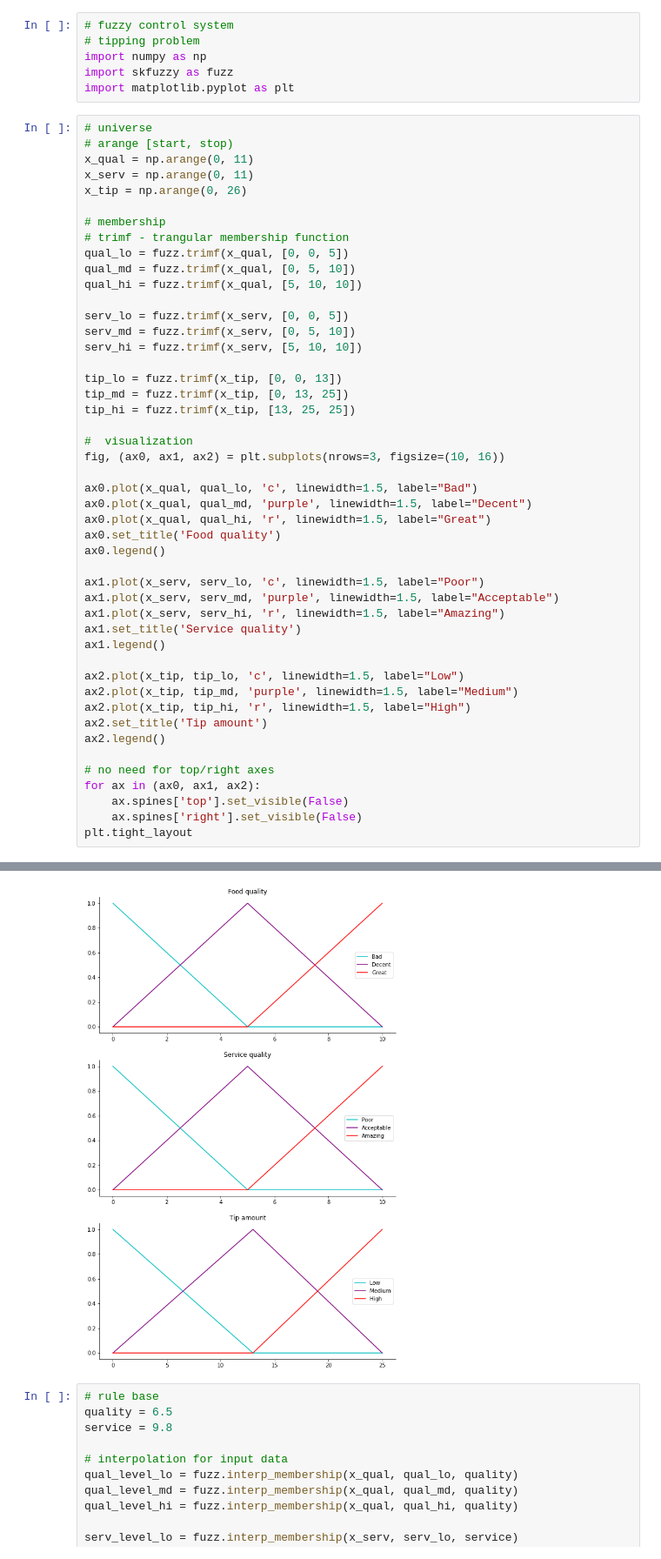
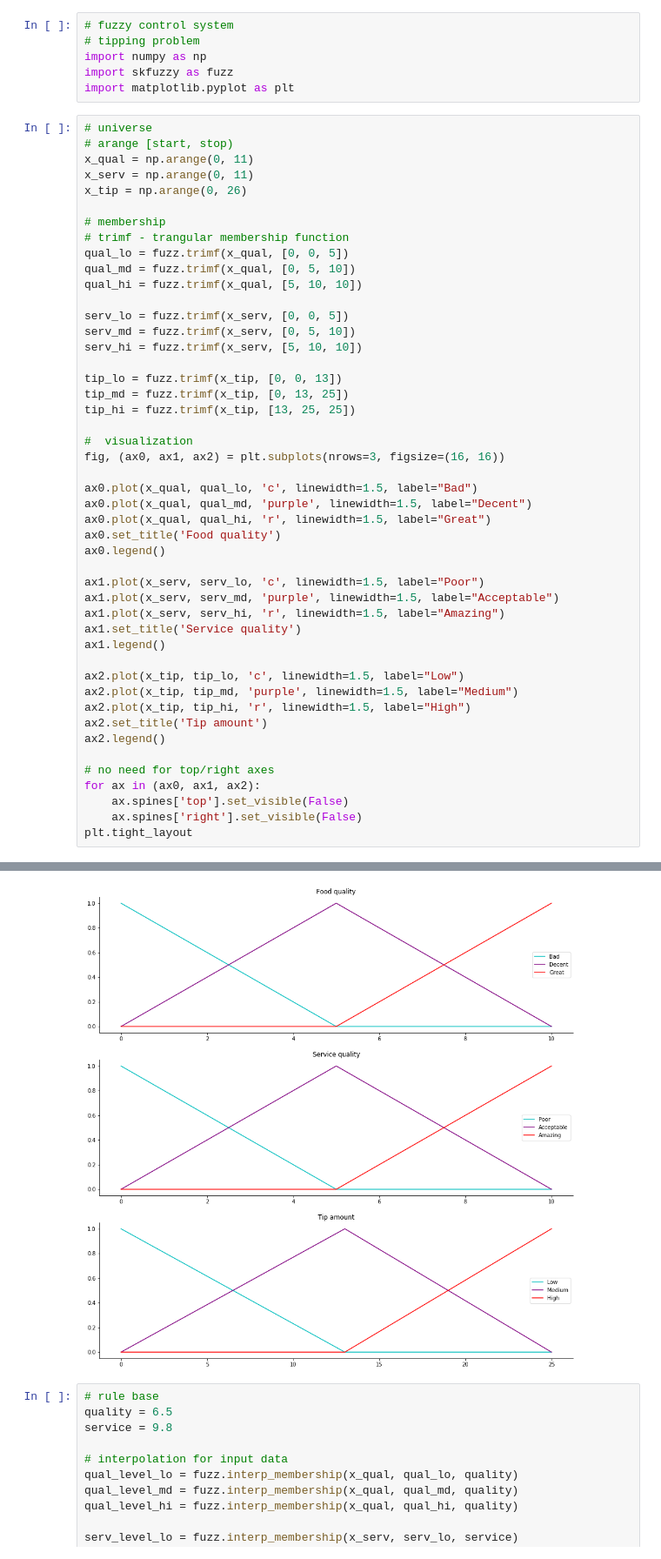
Before and after one commit to deepaklorkhatri007/100DaysOfCode, a Jupyter notebook: Day76/tipping.ipynb, the cells around one changed output, grey strips where cells are left out. Shown: that part at 87% size. Saved outputs shown, nothing was run; the diff lists cells and outputs as text.

```diff
--- a/Day76/tipping.ipynb
+++ b/Day76/tipping.ipynb
@@ -25,35 +25,35 @@ tip_lo = fuzz.trimf(x_tip, [0, 0, 13])
 tip_md = fuzz.trimf(x_tip, [0, 13, 25])
 tip_hi = fuzz.trimf(x_tip, [13, 25, 25])
 
 #  visualization
-fig, (ax0, ax1, ax2) = plt.subplots(nrows=3, figsize=(10, 16))
+fig, (ax0, ax1, ax2) = plt.subplots(nrows=3, figsize=(16, 16))
 
 ax0.plot(x_qual, qual_lo, 'c', linewidth=1.5, label="Bad")
 ax0.plot(x_qual, qual_md, 'purple', linewidth=1.5, label="Decent")
 ax0.plot(x_qual, qual_hi, 'r', linewidth=1.5, label="Great")
 ax0.set_title('Food quality')
 ax0.legend()
 
 ax1.plot(x_serv, serv_lo, 'c', linewidth=1.5, label="Poor")
 ax1.plot(x_serv, serv_md, 'purple', linewidth=1.5, label="Acceptable")
 ax1.plot(x_serv, serv_hi, 'r', linewidth=1.5, label="Amazing")
 ax1.set_title('Service quality')
 ax1.legend()
 
 ax2.plot(x_tip, tip_lo, 'c', linewidth=1.5, label="Low")
 ax2.plot(x_tip, tip_md, 'purple', linewidth=1.5, label="Medium")
 ax2.plot(x_tip, tip_hi, 'r', linewidth=1.5, label="High")
 ax2.set_title('Tip amount')
 ax2.legend()
 
 # no need for top/right axes
 for ax in (ax0, ax1, ax2):
     ax.spines['top'].set_visible(False)
     ax.spines['right'].set_visible(False)
 plt.tight_layout
 # %% [output]
 <function matplotlib.pyplot.tight_layout(pad=1.08, h_pad=None, w_pad=None, rect=None)>
-[figure, old version]
+[figure, new version]
 # %%
 # rule base
 quality = 6.5
```
Also changed, not shown: parts of 1 cell of this notebook, 3 other files.
